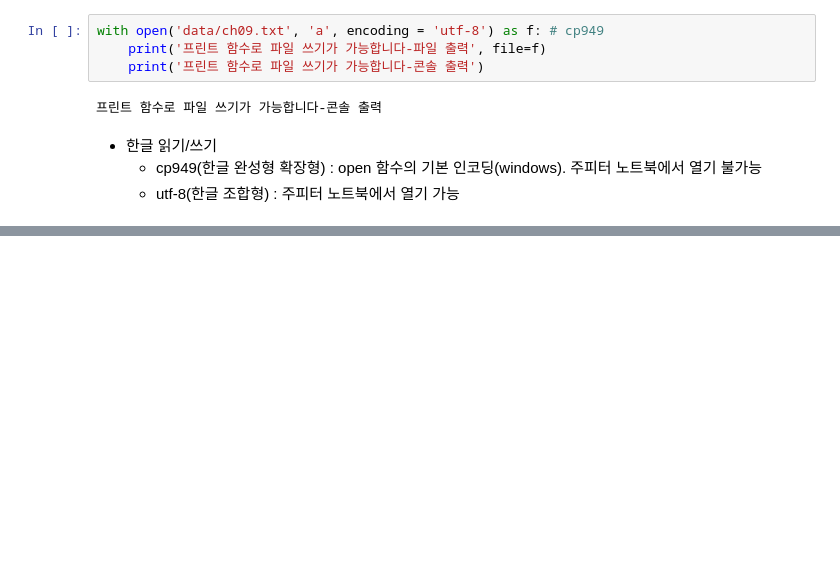
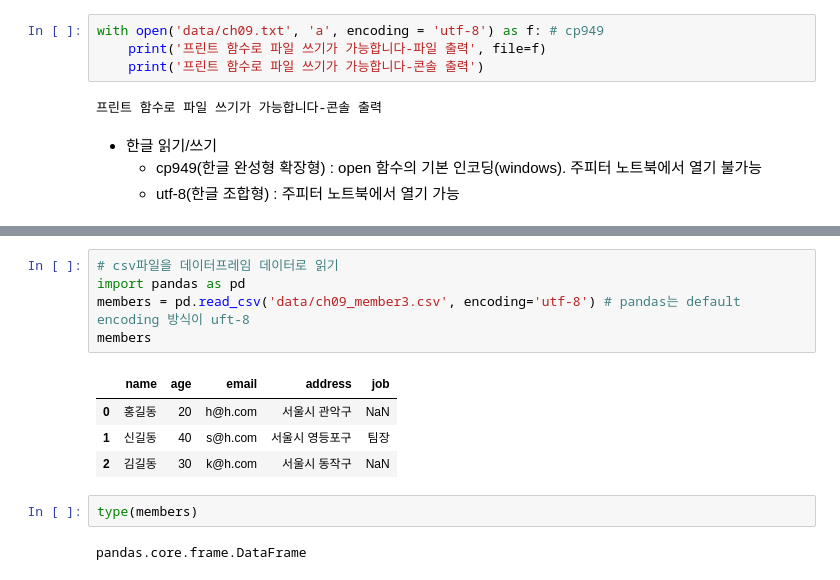
Before and after one commit to Harutoshi87/KI, a Jupyter notebook: source/01_python/ch09_파일 입출력 프로그래밍.ipynb, the cells around one changed output, grey strips where cells are left out. Saved outputs shown, nothing was run; the diff lists cells and outputs as text; blank space fills up the shorter version.

```diff
--- a/source/01_python/ch09_파일 입출력 프로그래밍.ipynb
+++ b/source/01_python/ch09_파일 입출력 프로그래밍.ipynb
@@ -49,0 +315,14 @@ with open('data/ch09.txt', 'a', encoding = 'utf-8') as f: # cp949
+# %%
+# csv파일을 데이터프레임 데이터로 읽기
+import pandas as pd
+members = pd.read_csv('data/ch09_member3.csv', encoding='utf-8') # pandas는 default encoding 방식이 uft-8
+members
+# %% [output]
+|  | name | age | email | address | job |
+| 0 | 홍길동 | 20 | h@h.com | 서울시 관악구 | NaN |
+| 1 | 신길동 | 40 | s@h.com | 서울시 영등포구 | 팀장 |
+| 2 | 김길동 | 30 | k@h.com | 서울시 동작구 | NaN |
+# %%
+type(members)
+# %% [output]
+pandas.core.frame.DataFrame
```
Also changed, not shown: parts of 57 cells of this notebook, 20 other files.
